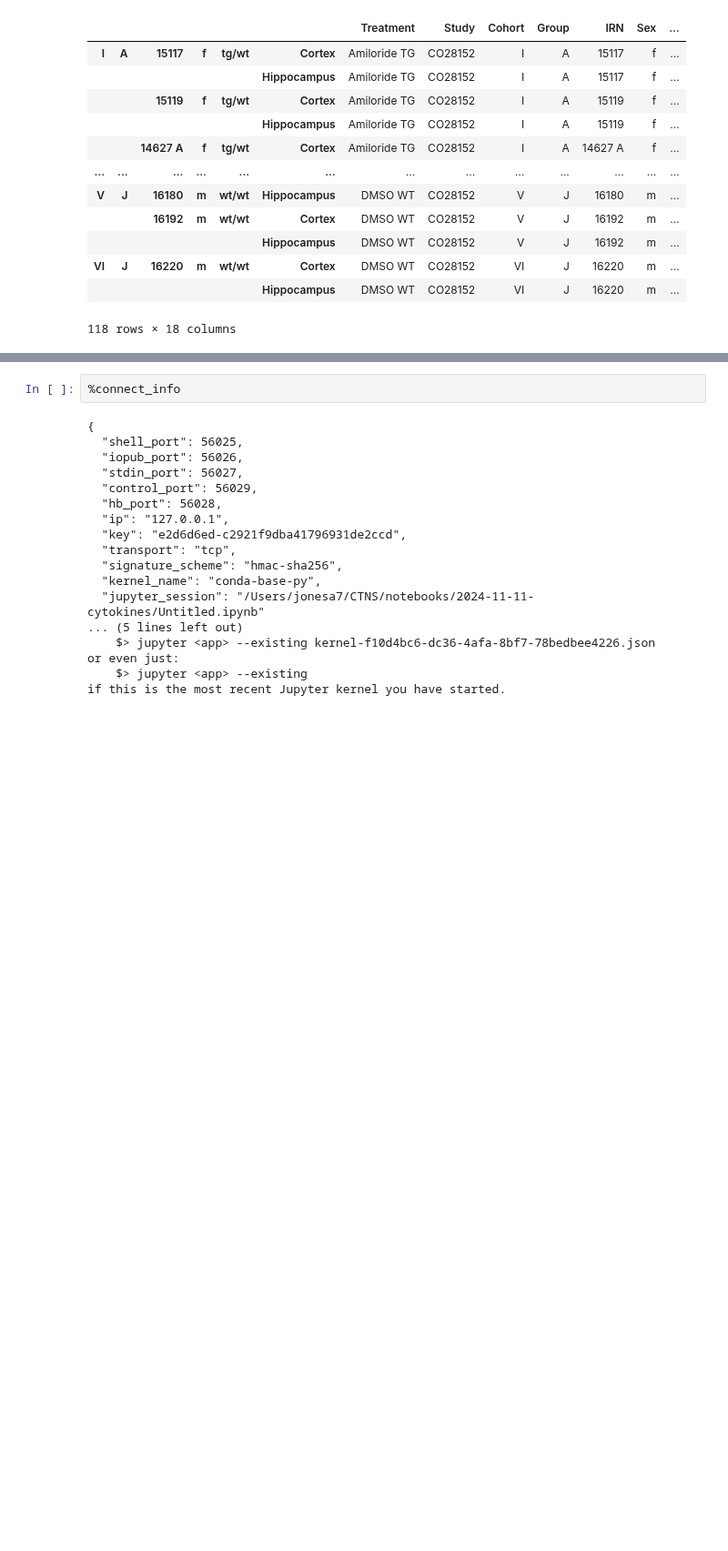
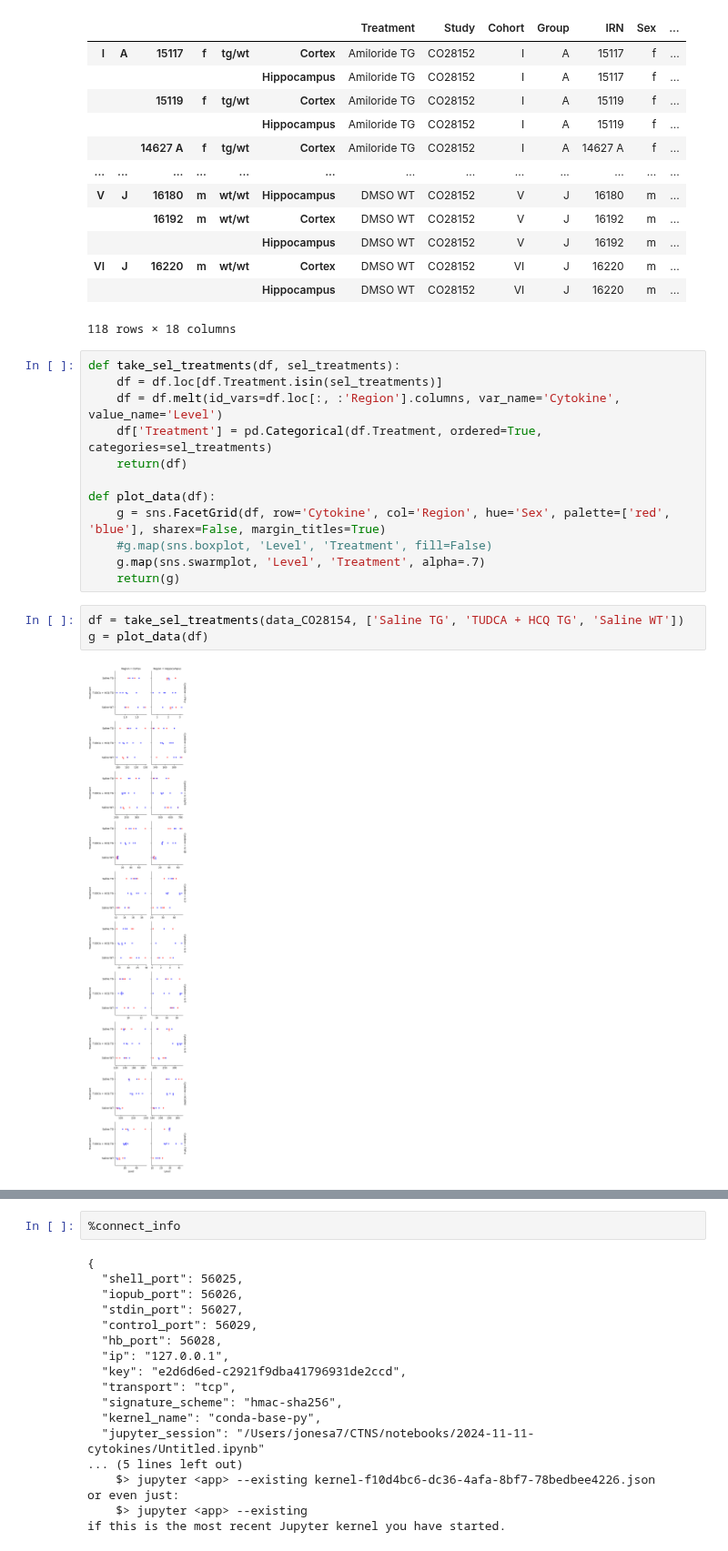
Before and after one commit to attilagk/CTNS-notebook, a Jupyter notebook: 2024-11-11-cytokines/2024-11-11-cytokines.ipynb, the cells around one changed output, grey strips where cells are left out. Shown at 91% size. Saved outputs shown, nothing was run; the diff lists cells and outputs as text; blank space fills up the shorter version.

```diff
--- a/2024-11-11-cytokines/2024-11-11-cytokines.ipynb
+++ b/2024-11-11-cytokines/2024-11-11-cytokines.ipynb
@@ -88,3 +93,20 @@ data_CO28152
 | VI | J | 16220 | m | wt/wt | Cortex | DMSO WT | CO28152 | VI | J | 16220 | m | ... |
 |  |  |  |  |  | Hippocampus | DMSO WT | CO28152 | VI | J | 16220 | m | ... |
 118 rows × 18 columns
+# %%
+def take_sel_treatments(df, sel_treatments):
+    df = df.loc[df.Treatment.isin(sel_treatments)]
+    df = df.melt(id_vars=df.loc[:, :'Region'].columns, var_name='Cytokine', value_name='Level')
+    df['Treatment'] = pd.Categorical(df.Treatment, ordered=True, categories=sel_treatments)
+    return(df)
+
+def plot_data(df):
+    g = sns.FacetGrid(df, row='Cytokine', col='Region', hue='Sex', palette=['red', 'blue'], sharex=False, margin_titles=True)
+    #g.map(sns.boxplot, 'Level', 'Treatment', fill=False)
+    g.map(sns.swarmplot, 'Level', 'Treatment', alpha=.7)
+    return(g)
+# %%
+df = take_sel_treatments(data_CO28154, ['Saline TG', 'TUDCA + HCQ TG', 'Saline WT'])
+g = plot_data(df)
+# %% [output]
+[figure, added]
```
Also changed, not shown: parts of 8 cells of this notebook.
